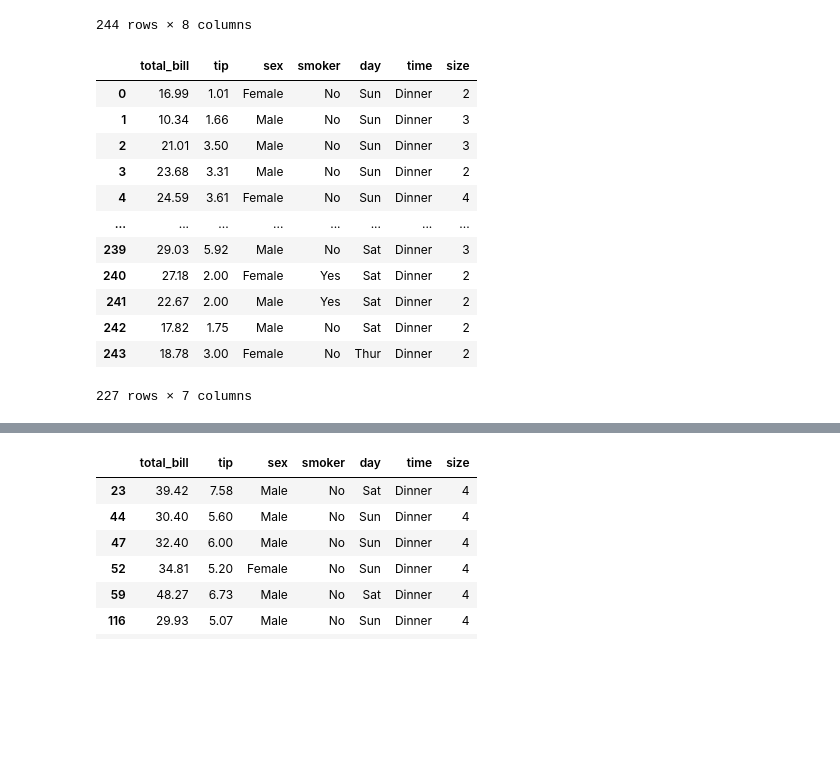
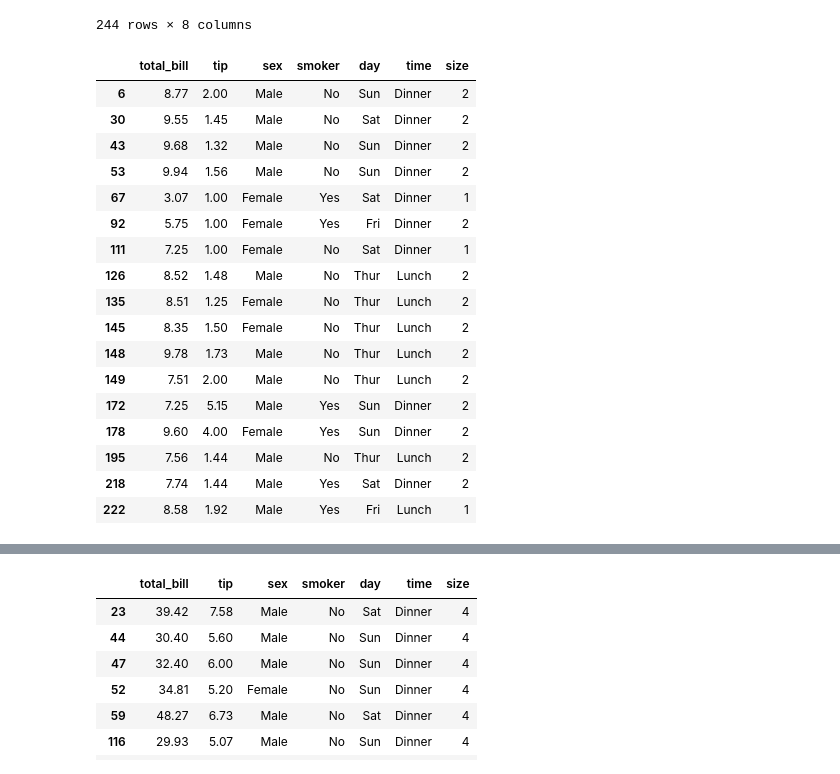
Before and after one commit to wilmanAQ/Inteligencia_Artificial, a Jupyter notebook: Clase_segundo_corte_panda_IA.ipynb, the cells around one changed output, grey strips where cells are left out. Saved outputs shown, nothing was run; the diff lists cells and outputs as text; code cells hidden in the pictures; blank space fills up the shorter version.

```diff
--- a/Clase_segundo_corte_panda_IA.ipynb
+++ b/Clase_segundo_corte_panda_IA.ipynb
@@ -432,18 +438,24 @@ tips.assign(tip_rate=tips["tip"] / tips["total_bill"])
 244 rows × 8 columns
 # %%
 #Los DataFrames se pueden filtrar de varias maneras; la más intuitiva de las cuales es mediante
-tips[tips["total_bill"] > 10]
+MenorData= tips[tips["total_bill"] < 10]
+MenorData
 # %% [output]
 |  | total_bill | tip | sex | smoker | day | time | size |
-| 0 | 16.99 | 1.01 | Female | No | Sun | Dinner | 2 |
-| 1 | 10.34 | 1.66 | Male | No | Sun | Dinner | 3 |
-| 2 | 21.01 | 3.50 | Male | No | Sun | Dinner | 3 |
-| 3 | 23.68 | 3.31 | Male | No | Sun | Dinner | 2 |
-| 4 | 24.59 | 3.61 | Female | No | Sun | Dinner | 4 |
-| ... | ... | ... | ... | ... | ... | ... | ... |
-| 239 | 29.03 | 5.92 | Male | No | Sat | Dinner | 3 |
-| 240 | 27.18 | 2.00 | Female | Yes | Sat | Dinner | 2 |
-| 241 | 22.67 | 2.00 | Male | Yes | Sat | Dinner | 2 |
-| 242 | 17.82 | 1.75 | Male | No | Sat | Dinner | 2 |
-| 243 | 18.78 | 3.00 | Female | No | Thur | Dinner | 2 |
+| 6 | 8.77 | 2.00 | Male | No | Sun | Dinner | 2 |
+| 30 | 9.55 | 1.45 | Male | No | Sat | Dinner | 2 |
+| 43 | 9.68 | 1.32 | Male | No | Sun | Dinner | 2 |
+| 53 | 9.94 | 1.56 | Male | No | Sun | Dinner | 2 |
+| 67 | 3.07 | 1.00 | Female | Yes | Sat | Dinner | 1 |
+| 92 | 5.75 | 1.00 | Female | Yes | Fri | Dinner | 2 |
+| 111 | 7.25 | 1.00 | Female | No | Sat | Dinner | 1 |
+| 126 | 8.52 | 1.48 | Male | No | Thur | Lunch | 2 |
+| 135 | 8.51 | 1.25 | Female | No | Thur | Lunch | 2 |
+| 145 | 8.35 | 1.50 | Female | No | Thur | Lunch | 2 |
+| 148 | 9.78 | 1.73 | Male | No | Thur | Lunch | 2 |
+| 149 | 7.51 | 2.00 | Male | No | Thur | Lunch | 2 |
+| 172 | 7.25 | 5.15 | Male | Yes | Sun | Dinner | 2 |
+| 178 | 9.60 | 4.00 | Female | Yes | Sun | Dinner | 2 |
+| 195 | 7.56 | 1.44 | Male | No | Thur | Lunch | 2 |
+| 218 | 7.74 | 1.44 | Male | Yes | Sat | Dinner | 2 |
+| 222 | 8.58 | 1.92 | Male | Yes | Fri | Lunch | 1 |
-227 rows × 7 columns
```
Also changed, not shown: parts of 15 cells of this notebook.
